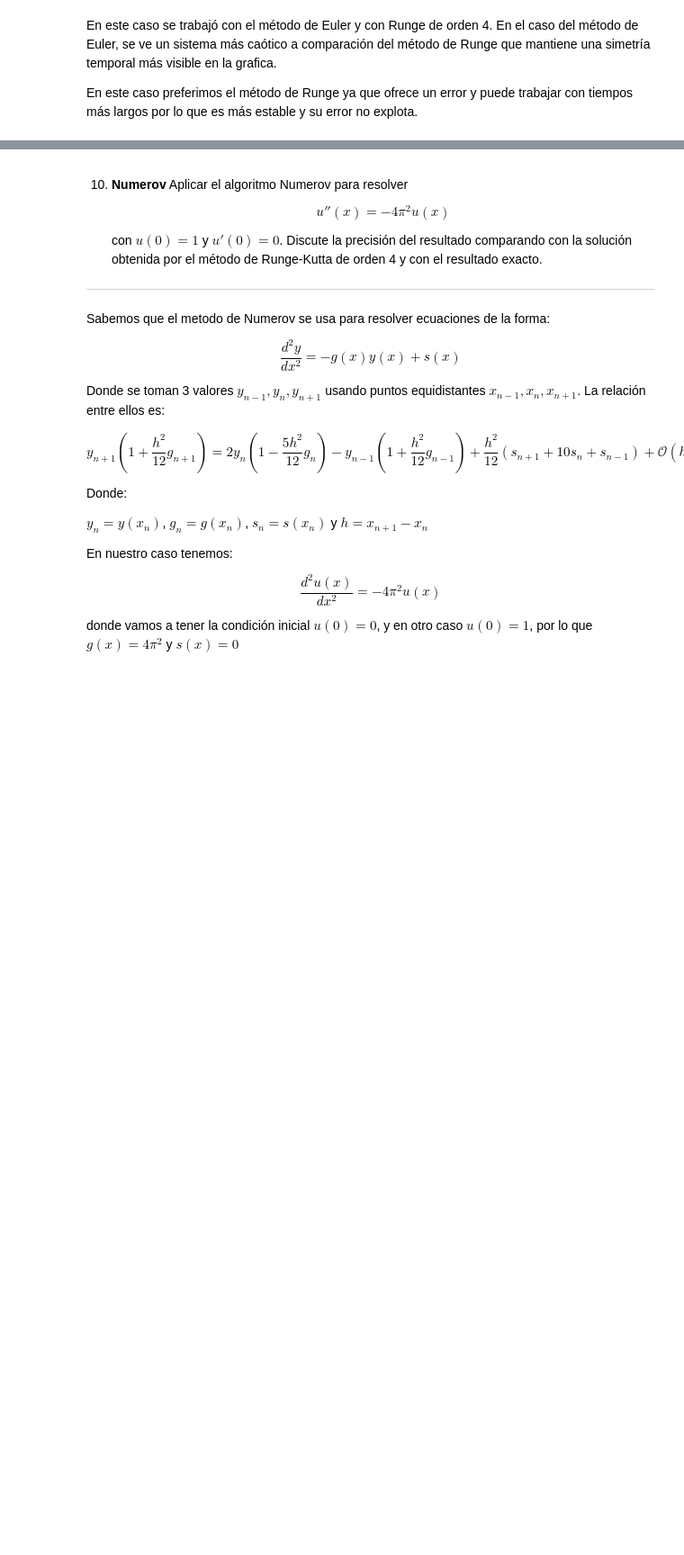
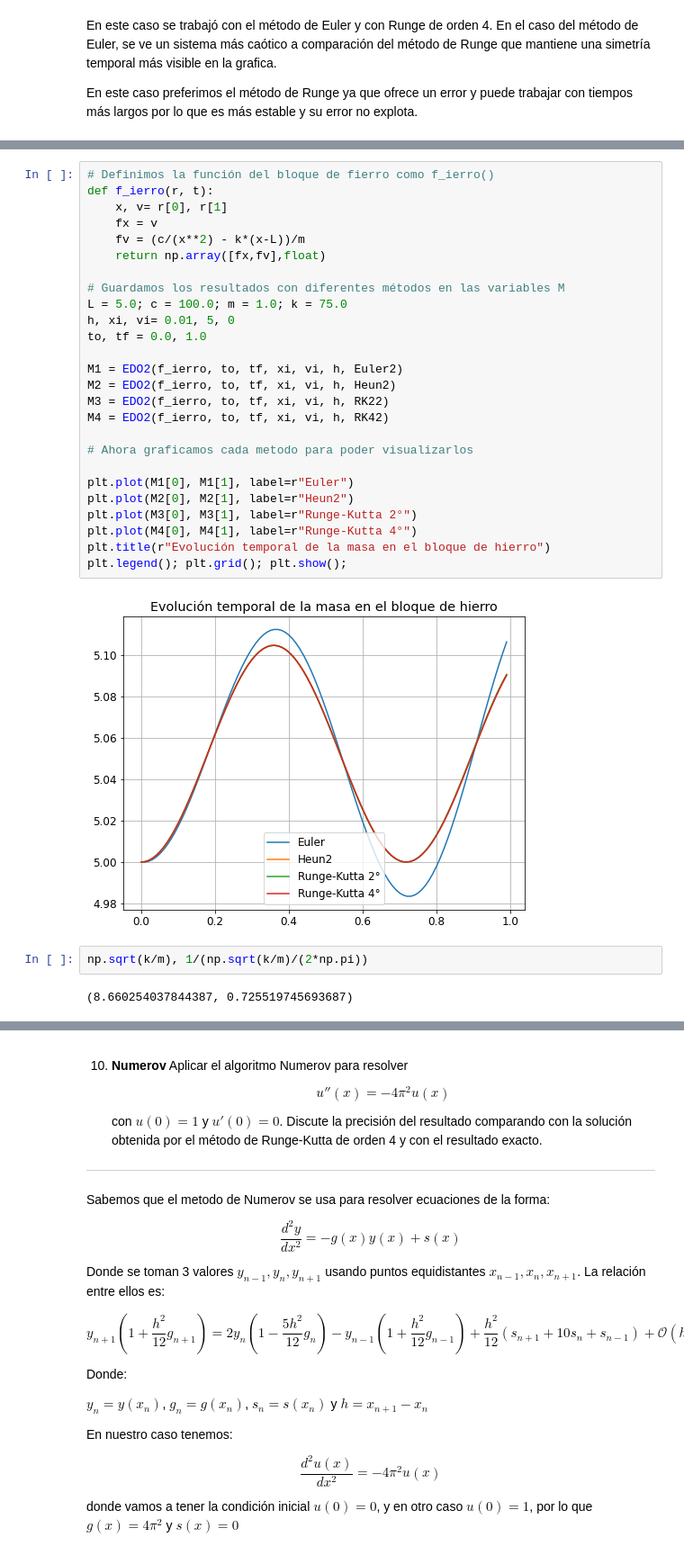
Before and after one commit to joshbrx/Fisica-Computacional, a Jupyter notebook: T2_BrionesAndrade.ipynb, the cells around one changed output, grey strips where cells are left out. Shown at 90% size. Cells and saved outputs as stored; diff of their text form; blank space fills up the shorter version.

```diff
--- a/T2_BrionesAndrade.ipynb
+++ b/T2_BrionesAndrade.ipynb
@@ -816,3 +854,35 @@ En este caso preferimos el método de Runge ya que ofrece un error y puede traba
    ![pendulo](https://github.com/joshbrx/Fisica-Computacional/blob/master/img/resorte.jpg?raw=true)
 
     Determina la amplitud y el periodo. Resuelve usando tres métodos numéricos. Compara las soluciones obtenidas por los distintos métodos. Explica, ¿Por qué usas estos métodos?
+# %%
+# Definimos la función del bloque de fierro como f_ierro()
+def f_ierro(r, t):
+    x, v= r[0], r[1]
+    fx = v
+    fv = (c/(x**2) - k*(x-L))/m
+    return np.array([fx,fv],float)
+
+# Guardamos los resultados con diferentes métodos en las variables M
+L = 5.0; c = 100.0; m = 1.0; k = 75.0
+h, xi, vi= 0.01, 5, 0
+to, tf = 0.0, 1.0
+
+M1 = EDO2(f_ierro, to, tf, xi, vi, h, Euler2)
+M2 = EDO2(f_ierro, to, tf, xi, vi, h, Heun2)
+M3 = EDO2(f_ierro, to, tf, xi, vi, h, RK22)
+M4 = EDO2(f_ierro, to, tf, xi, vi, h, RK42)
+
+# Ahora graficamos cada metodo para poder visualizarlos
+
+plt.plot(M1[0], M1[1], label=r"Euler")
+plt.plot(M2[0], M2[1], label=r"Heun2")
+plt.plot(M3[0], M3[1], label=r"Runge-Kutta 2°")
+plt.plot(M4[0], M4[1], label=r"Runge-Kutta 4°")
+plt.title(r"Evolución temporal de la masa en el bloque de hierro")
+plt.legend(); plt.grid(); plt.show();
+# %% [output]
+[figure, added]
+# %%
+np.sqrt(k/m), 1/(np.sqrt(k/m)/(2*np.pi))
+# %% [output]
+(8.660254037844387, 0.725519745693687)
```
Also changed, not shown: parts of 12 cells of this notebook.
